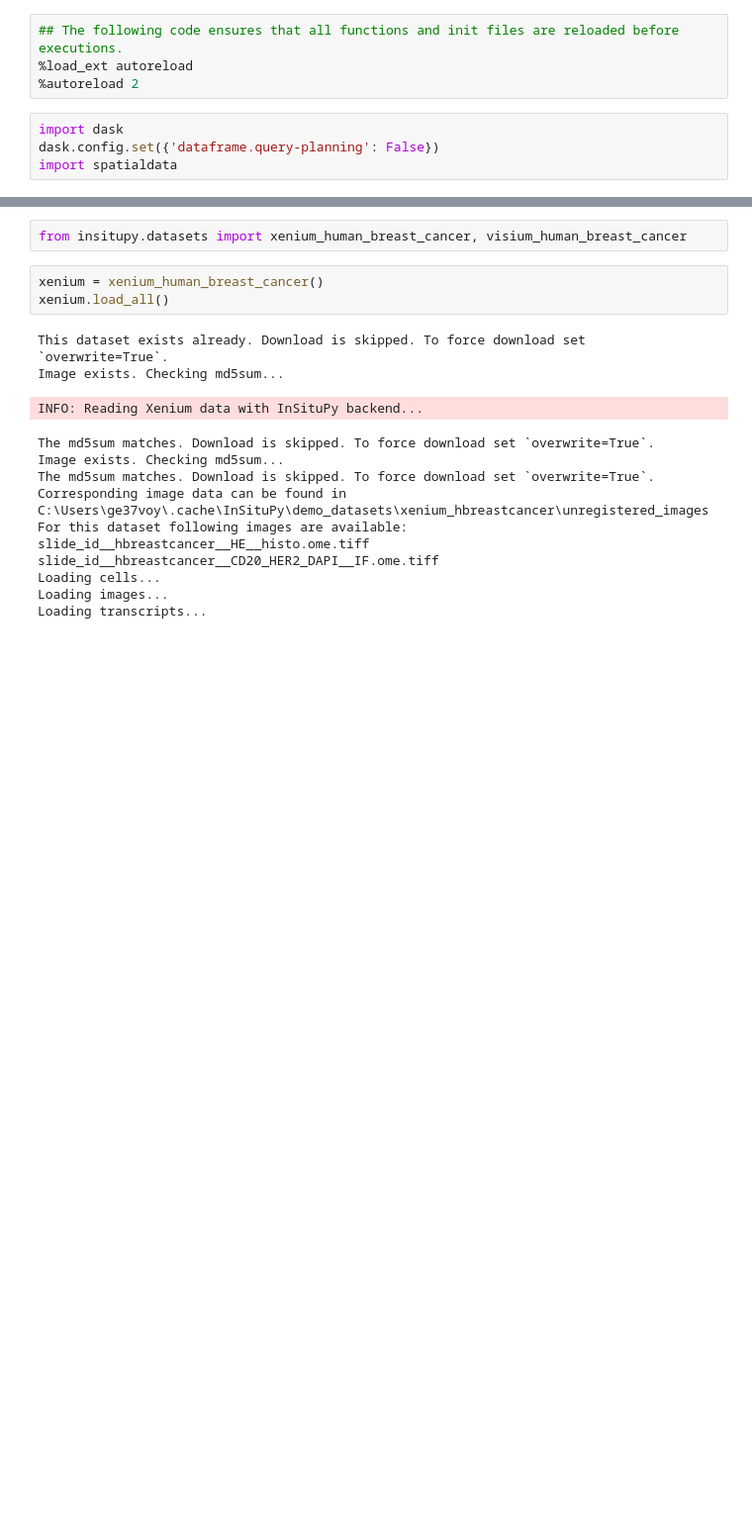
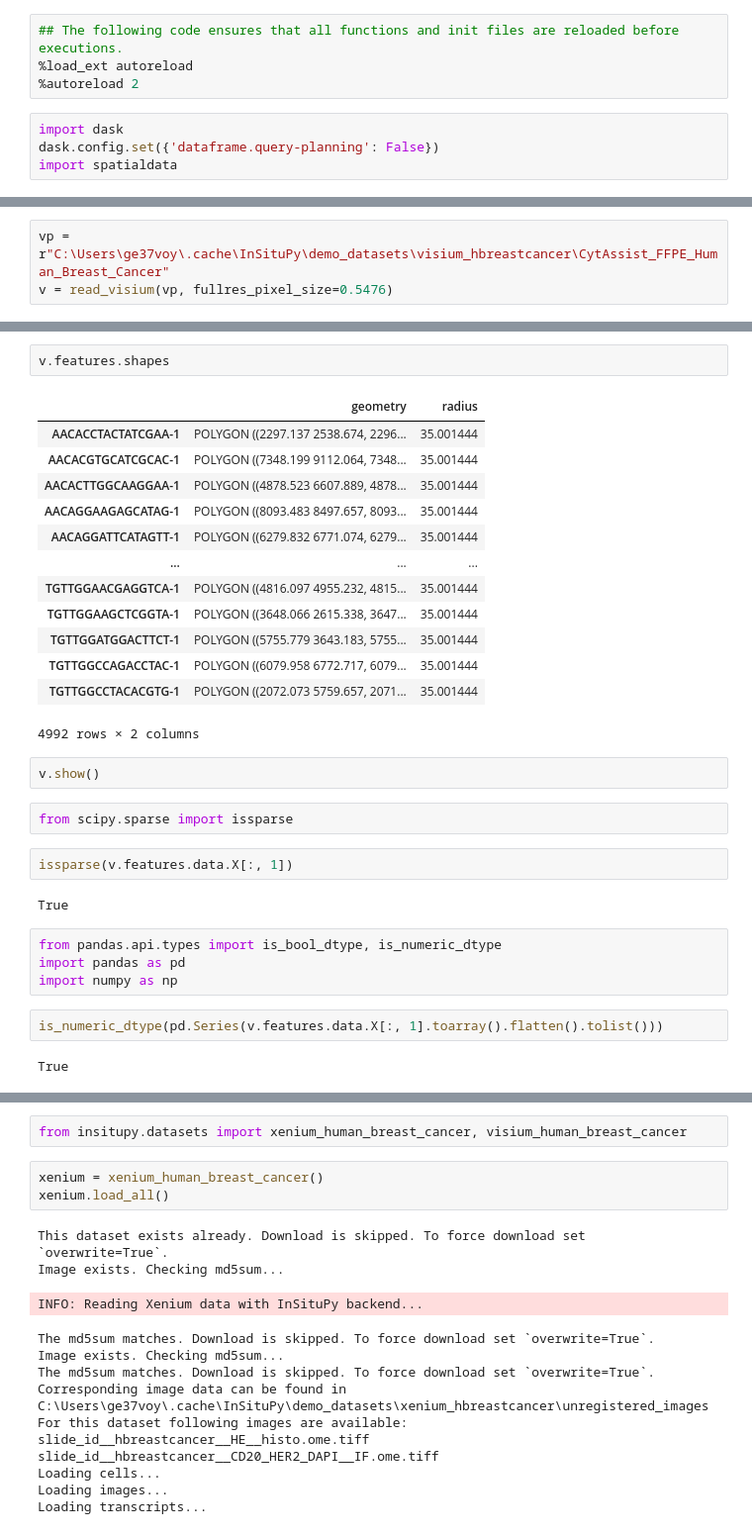
Before and after one commit to SpatialPathology/InSituPy, a Jupyter notebook: docs/source/tutorials/03_data_import/InSituPy_multi-tech.ipynb, the cells around one changed output, grey strips where cells are left out. Shown at 99% size. Drawn from its saved outputs; the diff is of its cells as text; blank space fills up the shorter version.

```diff
--- a/docs/source/tutorials/03_data_import/InSituPy_multi-tech.ipynb
+++ b/docs/source/tutorials/03_data_import/InSituPy_multi-tech.ipynb
@@ -8,0 +12,3 @@ import spatialdata
+# %%
+vp = r"C:\Users\ge37voy\.cache\InSituPy\demo_datasets\visium_hbreastcancer\CytAssist_FFPE_Human_Breast_Cancer"
+v = read_visium(vp, fullres_pixel_size=0.5476)
@@ -8,0 +36,32 @@ import spatialdata
+# %%
+v.features.shapes
+# %% [output]
+|  | geometry | radius |
+| AACACCTACTATCGAA-1 | POLYGON ((2297.137 2538.674, 2296... | 35.001444 |
+| AACACGTGCATCGCAC-1 | POLYGON ((7348.199 9112.064, 7348... | 35.001444 |
+| AACACTTGGCAAGGAA-1 | POLYGON ((4878.523 6607.889, 4878... | 35.001444 |
+| AACAGGAAGAGCATAG-1 | POLYGON ((8093.483 8497.657, 8093... | 35.001444 |
+| AACAGGATTCATAGTT-1 | POLYGON ((6279.832 6771.074, 6279... | 35.001444 |
+| ... | ... | ... |
+| TGTTGGAACGAGGTCA-1 | POLYGON ((4816.097 4955.232, 4815... | 35.001444 |
+| TGTTGGAAGCTCGGTA-1 | POLYGON ((3648.066 2615.338, 3647... | 35.001444 |
+| TGTTGGATGGACTTCT-1 | POLYGON ((5755.779 3643.183, 5755... | 35.001444 |
+| TGTTGGCCAGACCTAC-1 | POLYGON ((6079.958 6772.717, 6079... | 35.001444 |
+| TGTTGGCCTACACGTG-1 | POLYGON ((2072.073 5759.657, 2071... | 35.001444 |
+4992 rows × 2 columns
+# %%
+v.show()
+# %%
+from scipy.sparse import issparse
+# %%
+issparse(v.features.data.X[:, 1])
+# %% [output]
+True
+# %%
+from pandas.api.types import is_bool_dtype, is_numeric_dtype
+import pandas as pd
+import numpy as np
+# %%
+is_numeric_dtype(pd.Series(v.features.data.X[:, 1].toarray().flatten().tolist()))
+# %% [output]
+True
```
Also changed, not shown: parts of 28 cells of this notebook, 12 other files.
